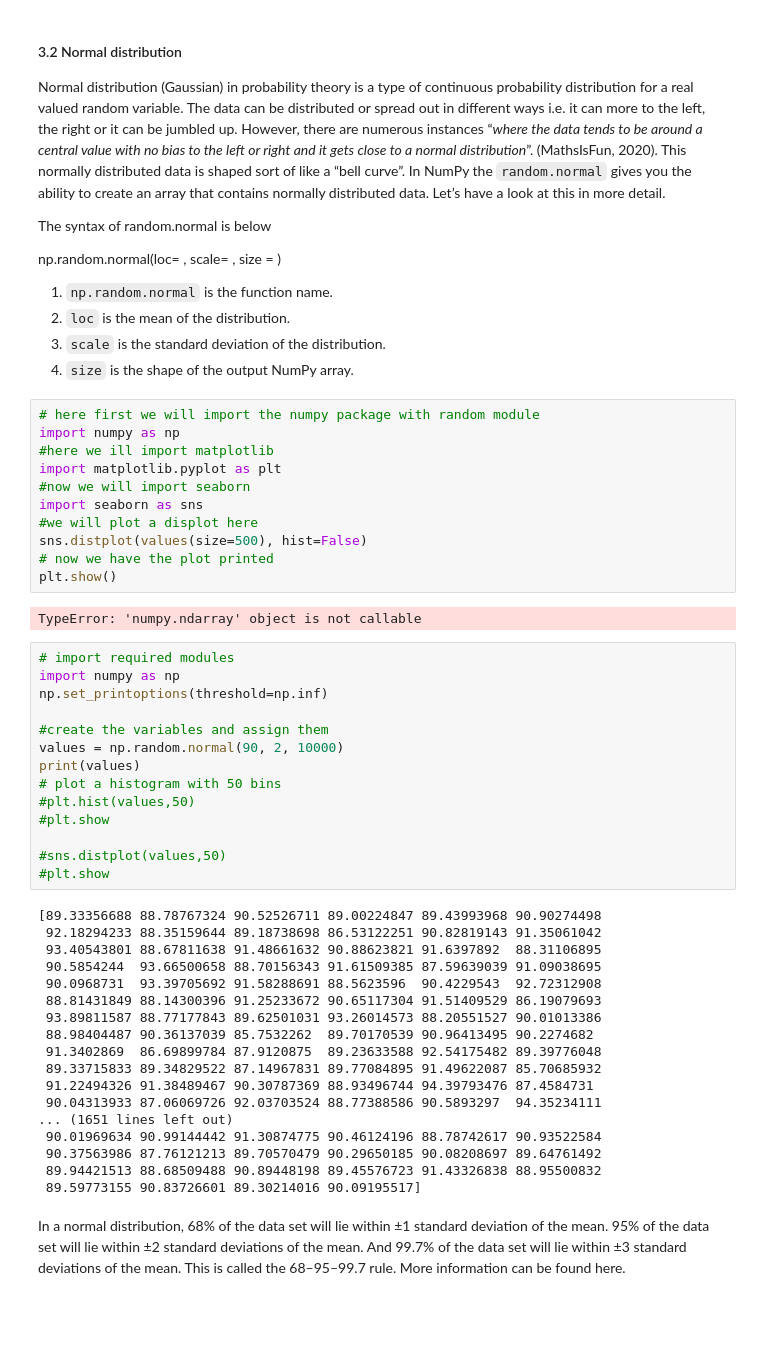
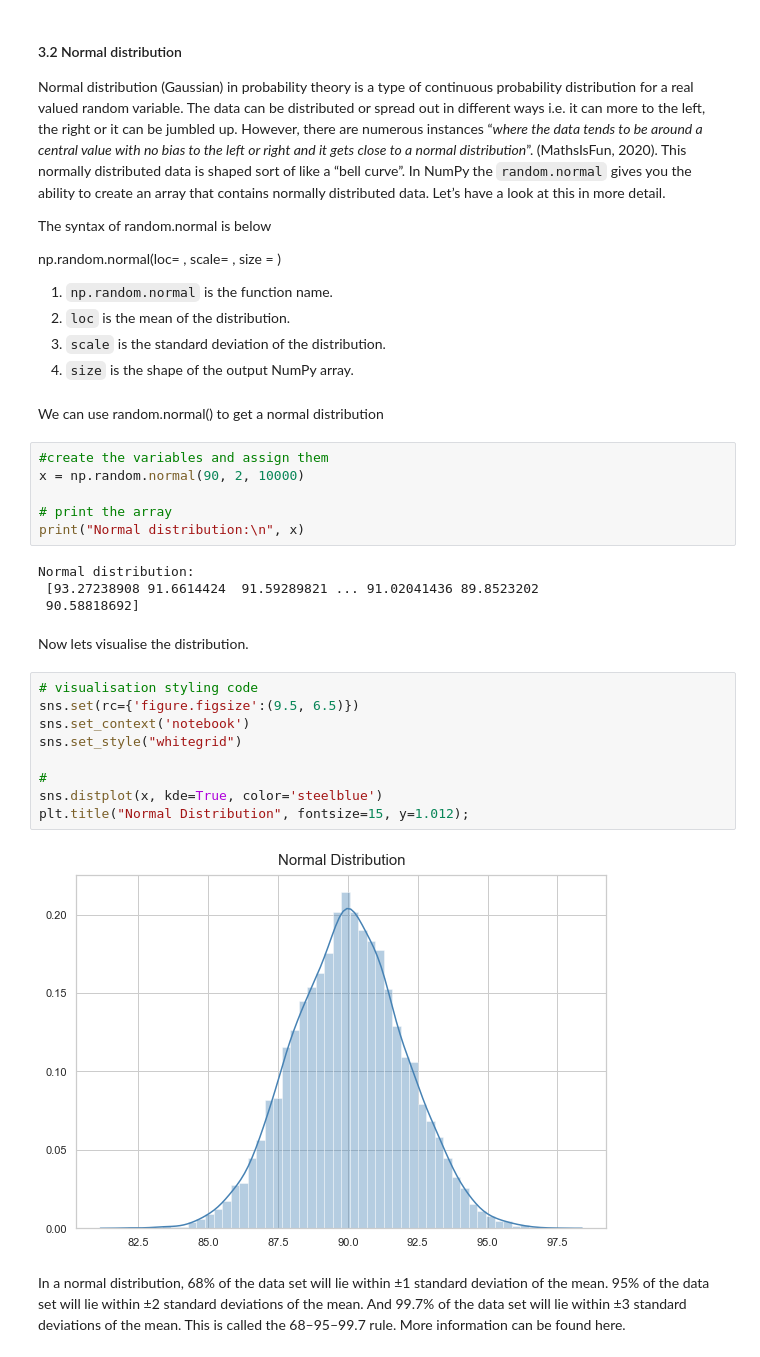
Before and after one commit to Munster2020/HDIP_CSDA_COMP08050_ASSIGNMENT, a Jupyter notebook: assignment2020.ipynb, the cells around one changed output. Saved outputs shown, nothing was run; the diff lists cells and outputs as text; blank space fills up the shorter version.

Commit message:
Added plots for Normal and Exponential Distribution

```diff
--- a/assignment2020.ipynb
+++ b/assignment2020.ipynb
@@ -133,51 +138,31 @@ np.random.normal(loc= , scale= , size = )
 2. `loc` is the mean of the distribution.
 3. `scale` is the standard deviation of the distribution.
 4. `size` is the shape of the output NumPy array.
-# %%
-# here first we will import the numpy package with random module
-import numpy as np
-#here we ill import matplotlib
-import matplotlib.pyplot as plt
-#now we will import seaborn
-import seaborn as sns
-#we will plot a displot here
-sns.distplot(values(size=500), hist=False)
-# now we have the plot printed
-plt.show()
-# %% [output]
-TypeError: 'numpy.ndarray' object is not callable
-# %%
-# import required modules
-import numpy as np
-np.set_printoptions(threshold=np.inf)
-
-#create the variables and assign them
-values = np.random.normal(90, 2, 10000)
-print(values)
-# plot a histogram with 50 bins
-#plt.hist(values,50)
-#plt.show
-
-#sns.distplot(values,50)
-#plt.show
-# %% [output]
-[89.33356688 88.78767324 90.52526711 89.00224847 89.43993968 90.90274498
- 92.18294233 88.35159644 89.18738698 86.53122251 90.82819143 91.35061042
- 93.40543801 88.67811638 91.48661632 90.88623821 91.6397892  88.31106895
- 90.5854244  93.66500658 88.70156343 91.61509385 87.59639039 91.09038695
- 90.0968731  93.39705692 91.58288691 88.5623596  90.4229543  92.72312908
- 88.81431849 88.14300396 91.25233672 90.65117304 91.51409529 86.19079693
- 93.89811587 88.77177843 89.62501031 93.26014573 88.20551527 90.01013386
- 88.98404487 90.36137039 85.7532262  89.70170539 90.96413495 90.2274682
- 91.3402869  86.69899784 87.9120875  89.23633588 92.54175482 89.39776048
- 89.33715833 89.34829522 87.14967831 89.77084895 91.49622087 85.70685932
- 91.22494326 91.38489467 90.30787369 88.93496744 94.39793476 87.4584731
- 90.04313933 87.06069726 92.03703524 88.77388586 90.5893297  94.35234111
-... (1651 lines left out)
- 90.01969634 90.99144442 91.30874775 90.46124196 88.78742617 90.93522584
- 90.37563986 87.76121213 89.70570479 90.29650185 90.08208697 89.64761492
- 89.94421513 88.68509488 90.89448198 89.45576723 91.43326838 88.95500832
- 89.59773155 90.83726601 89.30214016 90.09195517]
+# %% [markdown]
+We can use random.normal() to get a normal distribution
+# %%
+#create the variables and assign them
+x = np.random.normal(90, 2, 10000)
+
+# print the array
+print("Normal distribution:\n", x)
+# %% [output]
+Normal distribution:
+ [93.27238908 91.6614424  91.59289821 ... 91.02041436 89.8523202
+ 90.58818692]
+# %% [markdown]
+Now lets visualise the distribution.
+# %%
+# visualisation styling code
+sns.set(rc={'figure.figsize':(9.5, 6.5)})
+sns.set_context('notebook')
+sns.set_style("whitegrid")
+
+#
+sns.distplot(x, kde=True, color='steelblue')
+plt.title("Normal Distribution", fontsize=15, y=1.012);
+# %% [output]
+[figure, added]
 # %% [markdown]
 In a normal distribution, 68% of the data set will lie within ±1 standard deviation of the mean. 95% of the data set will lie within ±2 standard deviations of the mean. And 99.7% of the data set will lie within ±3 standard deviations of the mean. This is called the 68–95–99.7 rule. More information can be found here.
 # %% [markdown]
```
Also changed, not shown: parts of 11 cells of this notebook.
